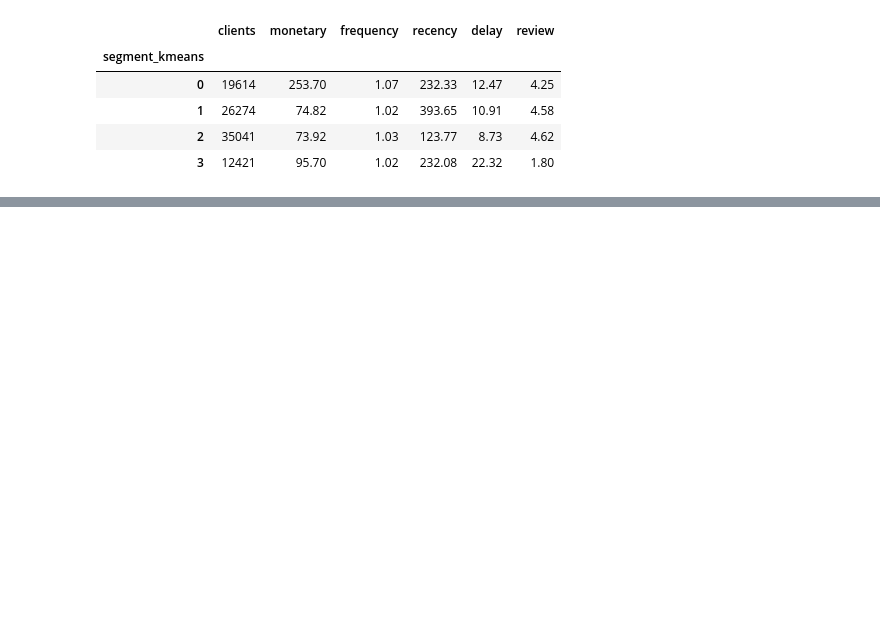
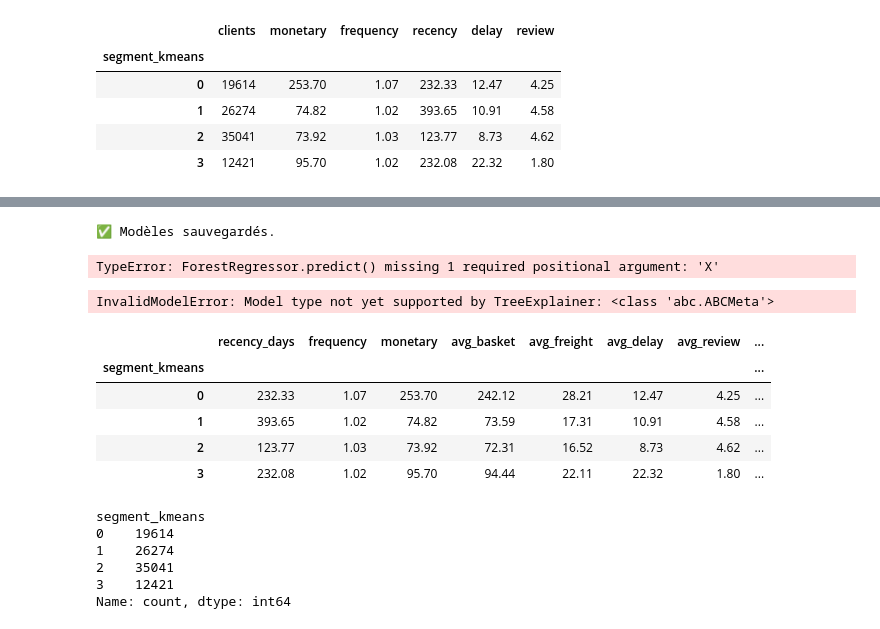
Before and after one commit to fomen2001/analyse-sectorielle_Osih, a Jupyter notebook: main_osih.ipynb, the cells around one changed output, grey strips where cells are left out. Cells and saved outputs as stored; diff of their text form; code cells hidden in the pictures; blank space fills up the shorter version.

```diff
--- a/main_osih.ipynb
+++ b/main_osih.ipynb
@@ -552,0 +822,29 @@ profile
+# %%
+import joblib
+from pathlib import Path
+
+Path("artifacts").mkdir(exist_ok=True)
+
+bundle = {
+    "scaler": scaler,
+    "features": features,
+    "kmeans": kmeans,
+    "reg_model": RandomForestRegressor,     # ex: RandomForestRegressor
+    "clf_model": RandomForestClassifier,     # ex: RandomForestClassifier
+    "high_value_threshold": threshold,
+    "segment_names": {0:"VIP", 1:"A risque", 2:"Opportunité", 3:"Insatisfaits"}
+}
+
+joblib.dump(bundle, "artifacts/olist_models.joblib")
+print("✅ Modèles sauvegardés.")
+# %% [output]
+✅ Modèles sauvegardés.
+# %%
+bundle = joblib.load("artifacts/olist_models.joblib")
+
+scaler = bundle["scaler"]
+features = bundle["features"]
+kmeans = bundle["kmeans"]
+RandomForestRegressor = bundle["reg_model"]
+RandomForestClassifier = bundle["clf_model"]
+segment_names = bundle["segment_names"]
@@ -552,0 +896,49 @@ profile
+# %%
+sample_user = {
+    "recency_days": 12,
+    "frequency": 5,
+    "monetary": 1200,
+    "avg_basket": 240,
+    "avg_freight": 30,
+    "avg_delay": 8,
+    "avg_review": 4.2,
+    "review_missing_rate": 0.1,
+    "installments_mean": 2
+}
+
+interpret_client(sample_user, bundle)
+# %% [output]
+TypeError: ForestRegressor.predict() missing 1 required positional argument: 'X'
+# %%
+import shap
+import pandas as pd
+
+explainer = shap.TreeExplainer(RandomForestRegressor)
+x = pd.DataFrame([sample_user])[features]
+shap_values = explainer.shap_values(x)
+
+shap.plots.waterfall(shap.Explanation(values=shap_values[0],
+                                      base_values=explainer.expected_value,
+                                      data=x.iloc[0],
+                                      feature_names=features))
+# %% [output]
+InvalidModelError: Model type not yet supported by TreeExplainer: <class 'abc.ABCMeta'>
+# %%
+# Profil moyen par segment (KMeans)
+seg_profile = client.groupby("segment_kmeans")[features].mean().round(2)
+seg_size = client["segment_kmeans"].value_counts().sort_index()
+display(seg_profile)
+display(seg_size)
+# %% [output]
+|  | recency_days | frequency | monetary | avg_basket | avg_freight | avg_delay | avg_review | ... |
+| segment_kmeans |  |  |  |  |  |  |  | ... |
+| 0 | 232.33 | 1.07 | 253.70 | 242.12 | 28.21 | 12.47 | 4.25 | ... |
+| 1 | 393.65 | 1.02 | 74.82 | 73.59 | 17.31 | 10.91 | 4.58 | ... |
+| 2 | 123.77 | 1.03 | 73.92 | 72.31 | 16.52 | 8.73 | 4.62 | ... |
+| 3 | 232.08 | 1.02 | 95.70 | 94.44 | 22.11 | 22.32 | 1.80 | ... |
+segment_kmeans
+0    19614
+1    26274
+2    35041
+3    12421
+Name: count, dtype: int64
```
Also changed, not shown: parts of 32 cells of this notebook, 5 other files.
